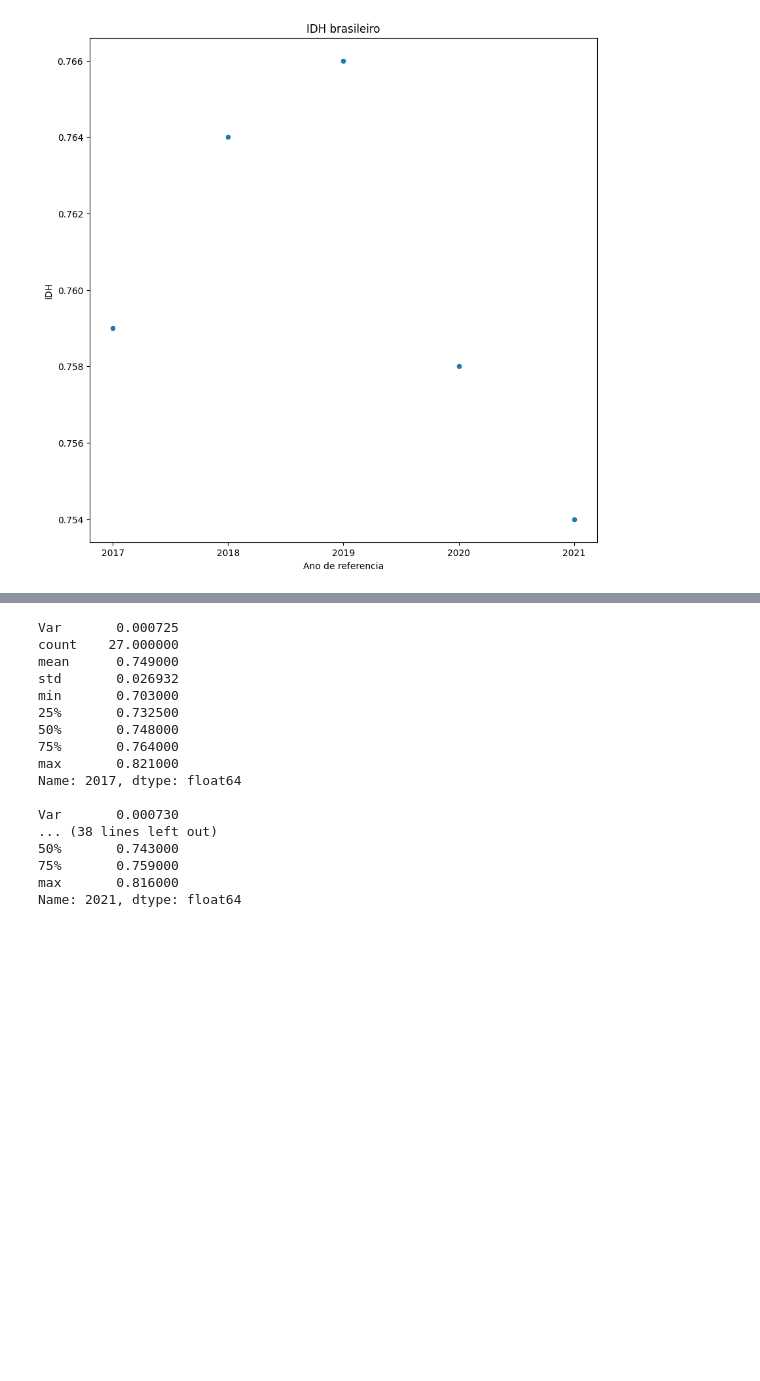
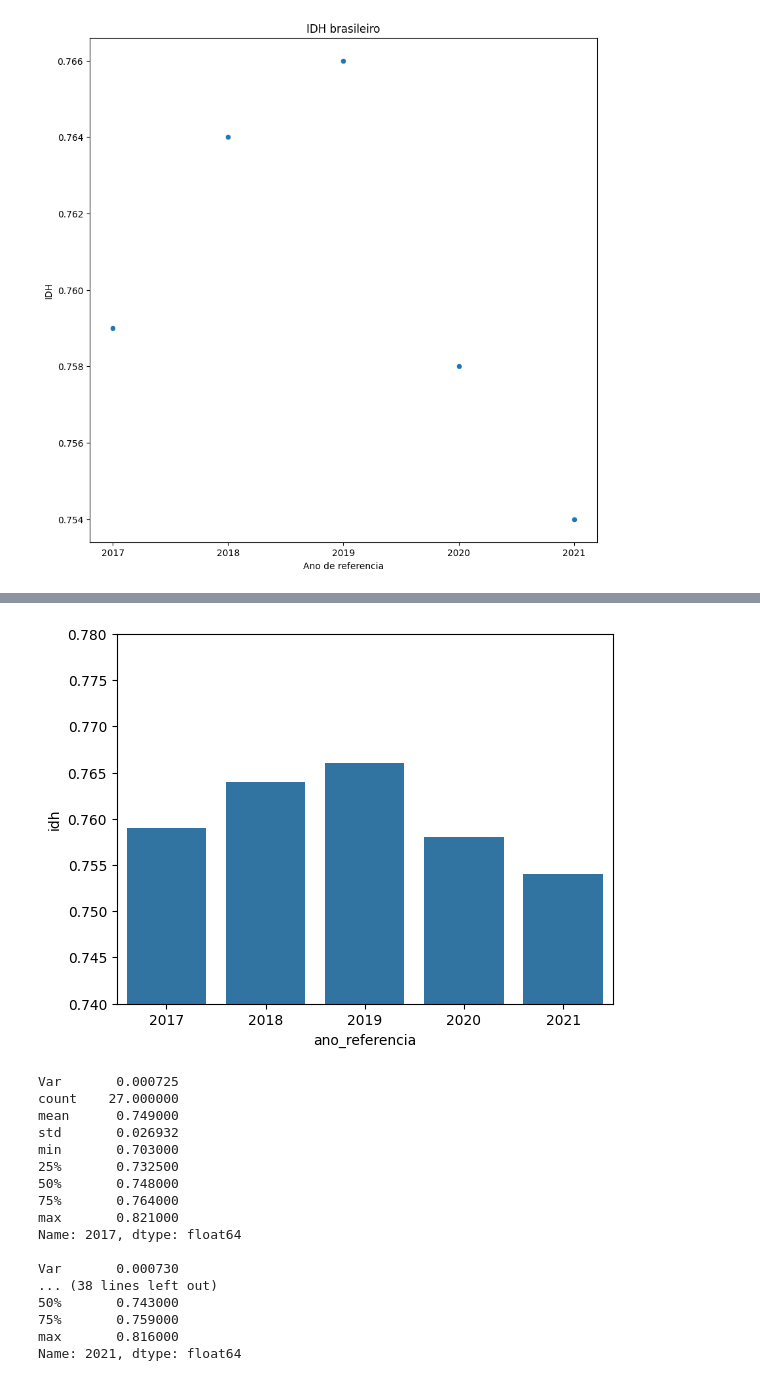
Before and after one commit to DjallenDias/IDSProject, a Jupyter notebook: notebook.ipynb, the cells around one changed output, grey strips where cells are left out. Cells and saved outputs as stored; diff of their text form; code cells hidden in the pictures; blank space fills up the shorter version.

```diff
--- a/notebook.ipynb
+++ b/notebook.ipynb
@@ -141,3 +147,12 @@ plt.show()
+# %%
+idhBar = sb.barplot(data=dataIdh, x='ano_referencia', y='idh')
+
+eixo = plt.gca()
+eixo.set_ylim([0.74, 0.78])
+
+plt.show()
+# %% [output]
+[figure, added]
 # %%
 dataIdhReg = pd.read_csv("arquivos/IDH/GDL-Subnational-HDI-data.csv")
 
```
Also changed, not shown: parts of 7 cells of this notebook.
